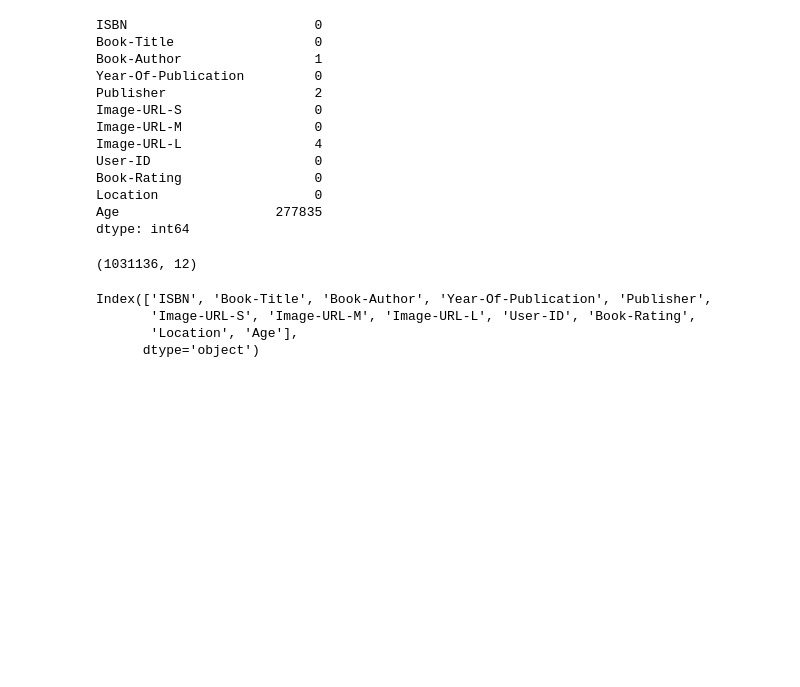
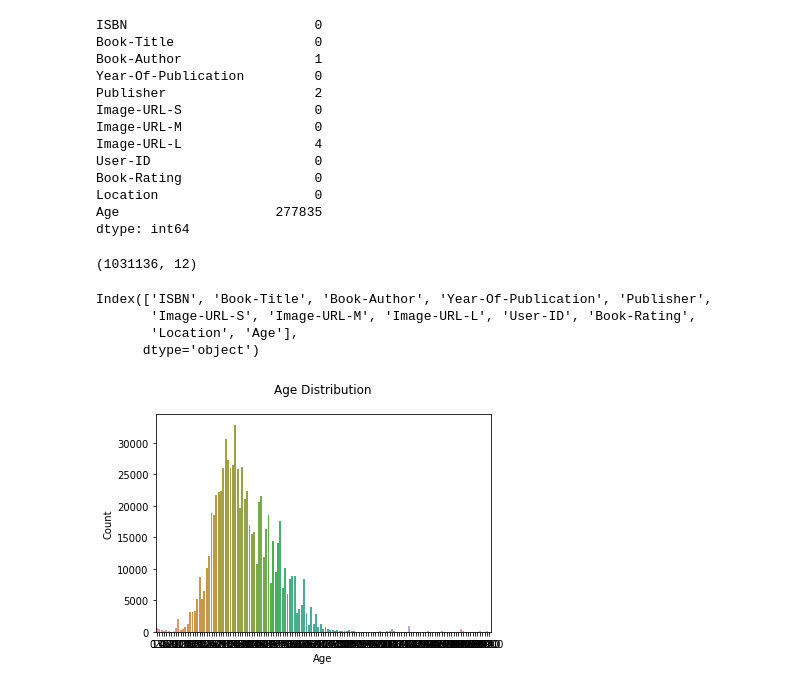
Before and after one commit to Shubhamverse/Book-Recommendation-System, a Jupyter notebook: Book_Recommendation_System_Unsupervised_ML.ipynb, the cells around one changed output. Drawn from its saved outputs; the diff is of its cells as text; code cells hidden in the pictures; blank space fills up the shorter version.

```diff
--- a/Book_Recommendation_System_Unsupervised_ML.ipynb
+++ b/Book_Recommendation_System_Unsupervised_ML.ipynb
@@ -209,3 +209,11 @@ Index(['ISBN', 'Book-Title', 'Book-Author', 'Year-Of-Publication', 'Publisher',
        'Image-URL-S', 'Image-URL-M', 'Image-URL-L', 'User-ID', 'Book-Rating',
        'Location', 'Age'],
       dtype='object')
+# %%
+sns.countplot(x= 'Age' , data = df)
+plt.title('Age Distribution\n')
+plt.xlabel('Age')
+plt.ylabel('Count')
+plt.show()
+# %% [output]
+[figure, added]
```
Also changed, not shown: parts of 2 cells of this notebook.
